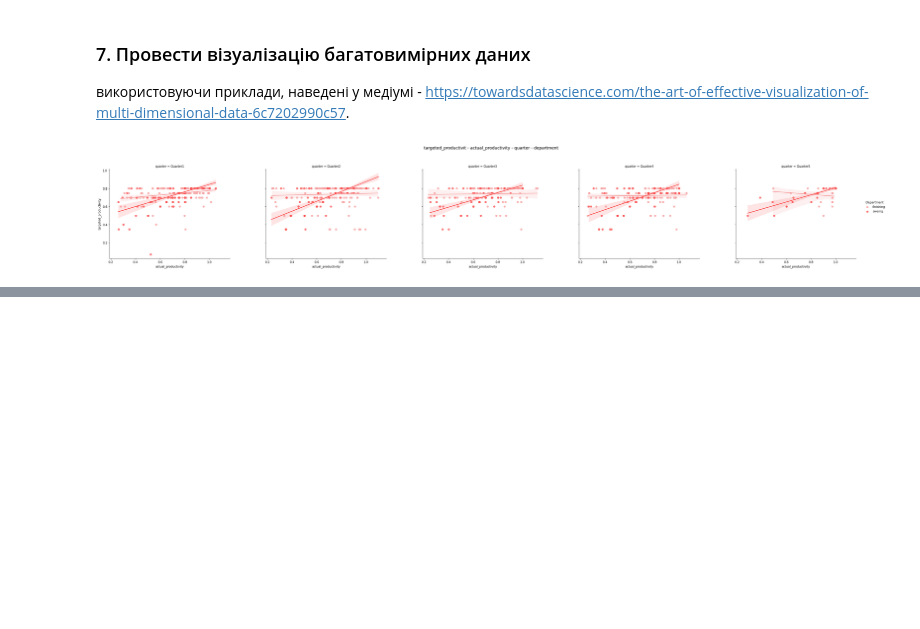
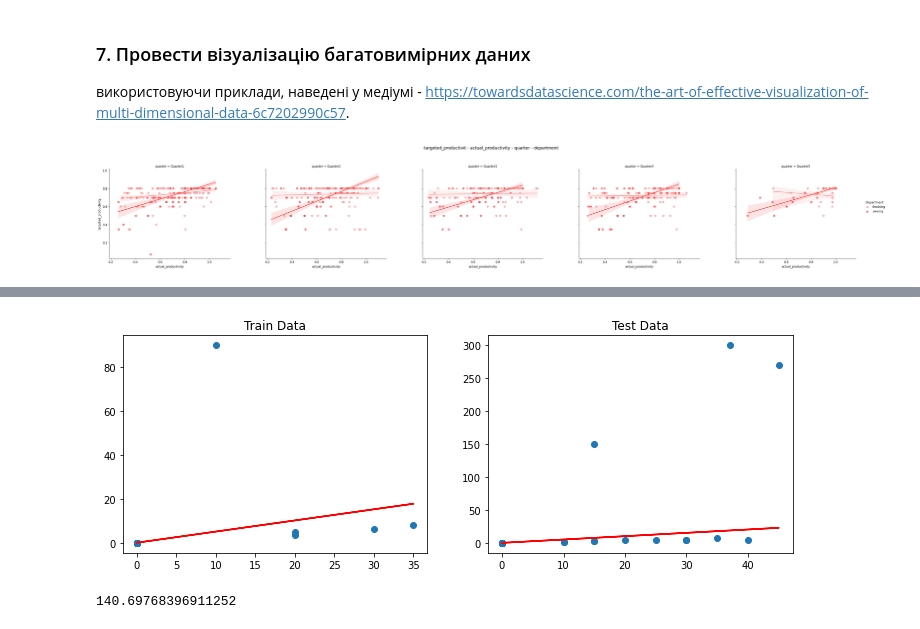
Before and after one commit to gre1wy/SpecialProgrammingSections, a Jupyter notebook: Lab3/Lab4_2.ipynb, the cells around one changed output, grey strips where cells are left out. Saved outputs shown, nothing was run; the diff lists cells and outputs as text; code cells hidden in the pictures; blank space fills up the shorter version.

```diff
--- a/Lab3/Lab4_2.ipynb
+++ b/Lab3/Lab4_2.ipynb
@@ -768,0 +834,5 @@ Execution time: 0.020208 seconds
+# %%
+data1 = df[['idle_men', 'idle_time']]
+
+X1 = data1['idle_men']
+y1 = data1['idle_time']
@@ -768,0 +866,10 @@ Execution time: 0.020208 seconds
+# %%
+X_train_l1, X_test_l1, y_train_l1, y_test_l1, y_pred_train_l1, y_pred_test_l1, c_l1, m_l1 = lin_regression(X1, y1)
+# %%
+show_reg(X_train_l1, X_test_l1, y_train_l1, y_test_l1, y_pred_train_l1, y_pred_test_l1)
+# %% [output]
+[figure, added]
+# %%
+mean_error(y_train_l1, y_pred_train_l1, y_test_l1, y_pred_test_l1)
+# %% [output]
+140.69768396911252
```
Also changed, not shown: parts of 47 cells of this notebook.
